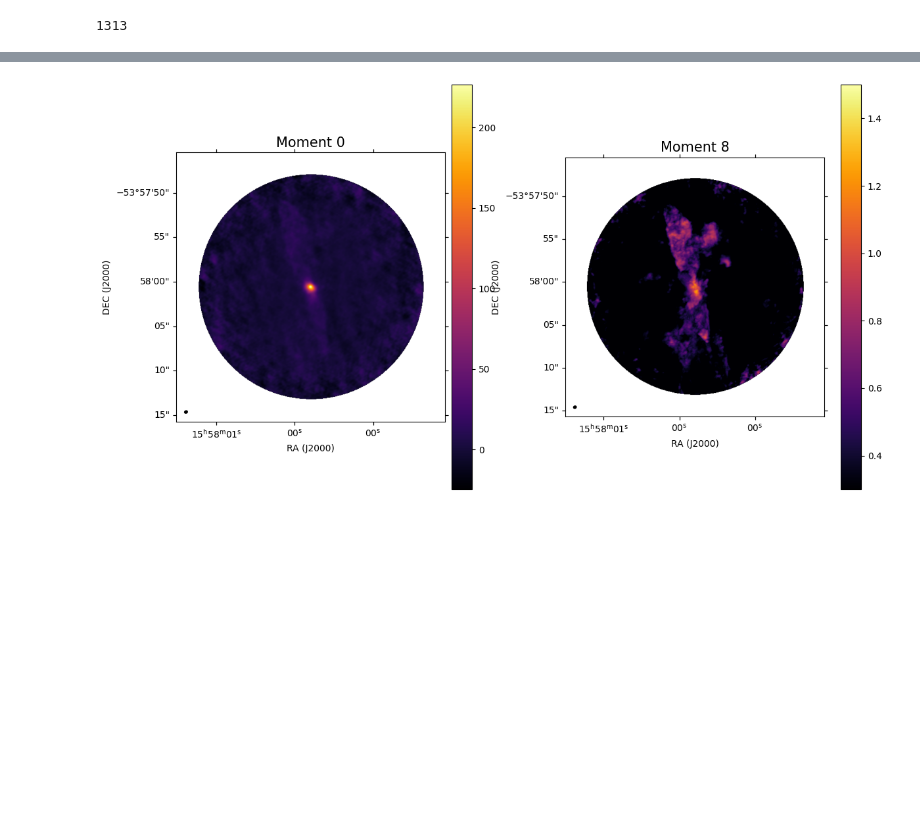
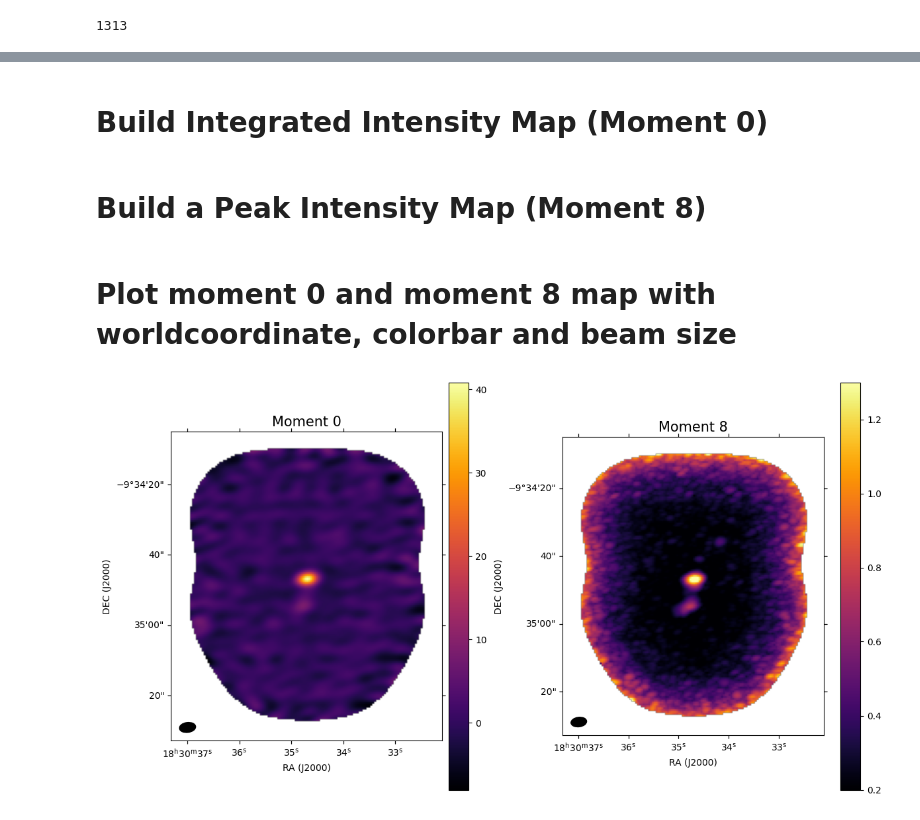
Before and after one commit to kaurs14/Machine-Learning-Project, a Jupyter notebook: Astromorph_project/Testing_ALMA_TAP.ipynb, the cells around one changed output, grey strips where cells are left out. Drawn from its saved outputs; the diff is of its cells as text; code cells hidden in the pictures; blank space fills up the shorter version.

Commit message:
build moment 8 map of 500th source from the sio_line list

```diff
--- a/Astromorph_project/Testing_ALMA_TAP.ipynb
+++ b/Astromorph_project/Testing_ALMA_TAP.ipynb
@@ -27,3 +31,7 @@ from astropy.visualization.wcsaxes import add_beam
+# %%
+sio_rest = 347.330581 * u.GHz #Splatalouge SiO (8-7)
+
+#CO_rest = 345.7959899 * u.GHz #CO (3-2)
 # %% [markdown]
 # These are the same keywords on the ALMA Archive: 1) Disks around low-mass stars, 2) Low mass star formation, 3) Outflows, jets, and ionized winds
 # %%
@@ -140,6 +146,6 @@ uid://A001/X3621/X996
 # %%
-uid = matches['member_ous_uid'][0]
+uid = matches['member_ous_uid'][500]
 
 products = alma.get_data_info (uid,expand_tarfiles=True)
 
-print(products)
+#print(products)
@@ -270,9 +269,10 @@ for f in download_dir.glob("*.fits"):
     if restfreq is not None:
         restfreq_GHz = restfreq / 1e9
 
-        if 346.0 < restfreq_GHz < 347:
+        if 347 < restfreq_GHz < 348:
             sio_file = f
             break
 
 print("SiO file:", sio_file)
+#print(header)
 # %% [output]
@@ -302,0 +282,5 @@ member.uid___A001_X3621_X996.DHNb73_sci.spw27.cube.I.sd.weight.fits
+# %%
+sio_file = str(sio_file)
+split_string = sio_file.split('.')
+spw = split_string[3]
+spw
@@ -346,36 +482,42 @@ SpectralCube with shape=(3838, 540, 540) and unit=Jy / beam:
+# %% [markdown]
+# Build Integrated Intensity Map (Moment 0)
 # %%
 mom0 = cube.moment(order=0)
 
 #print(mom0)
+# %% [markdown]
+# Build a Peak Intensity Map (Moment 8)
 # %%
 mom8 = cube.max(axis = 0, how='ray')
+# %% [markdown]
+# Plot moment 0 and moment 8 map with worldcoordinate, colorbar and beam size
 # %%
 wcs_2d = mom0.wcs.celestial
 fig = plt.figure(figsize=(14, 8))
 ax0 = fig.add_subplot(1, 2, 1, projection=wcs_2d)
 ax1 = fig.add_subplot(1, 2, 2, projection=wcs_2d)
 
 img0= ax0.imshow(mom0.value, origin='lower',cmap = 'inferno')
-img1 = ax1.imshow(mom8.value, origin='lower',cmap = 'inferno',vmin = 0.3, vmax = 1.5)
+img1 = ax1.imshow(mom8.value, origin='lower',cmap = 'inferno',vmin = 0.2, vmax = 1.3)
 
 ax0.set_title('Moment 0',size = 15)
 ax1.set_title('Moment 8',size = 15)
 ax0.set_xlabel('RA (J2000)')
 ax0.set_ylabel('DEC (J2000)')
 ax1.set_xlabel('RA (J2000)')
 ax1.set_ylabel('DEC (J2000)')
 add_beam(ax0,
          header=cube.header,
          facecolor='black',
          edgecolor = 'black')
 
 add_beam(ax1,
          header=cube.header,
          facecolor='black',
          edgecolor = 'black')
 cbar0 = fig.colorbar(img0, ax = ax0, pad = 0.02)
 cbar1 = fig.colorbar(img1, ax = ax1 )
 #plt.savefig('NGC1333-IRAS2A_mom0_mom8_cube.png', dpi=300, bbox_inches='tight')
 plt.show()
 # %% [output]
-[figure, old version]
+[figure, new version]
```
Also changed, not shown: parts of 44 cells of this notebook.
